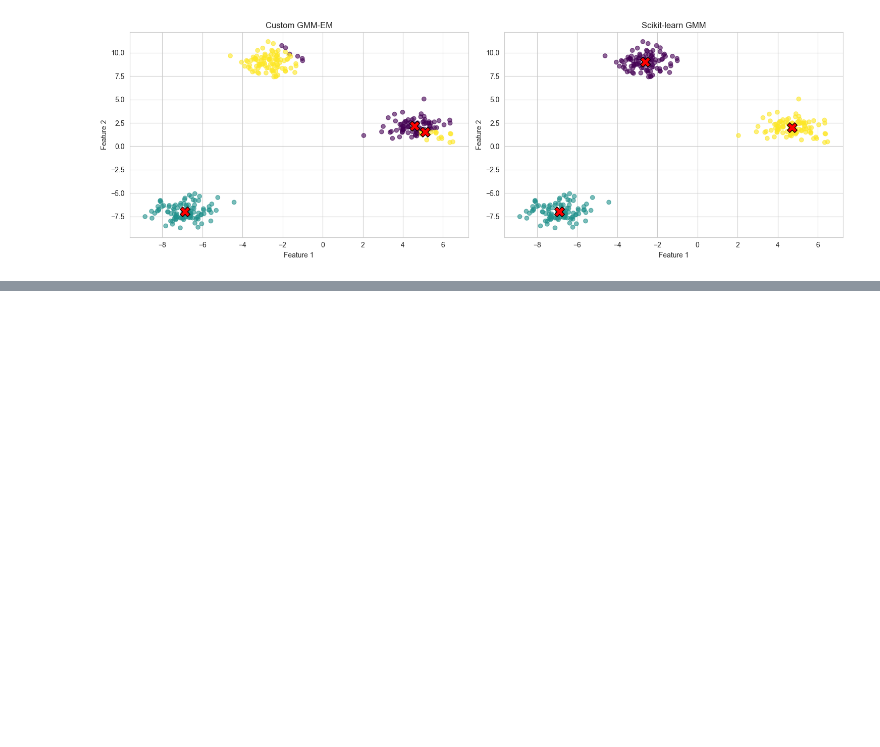
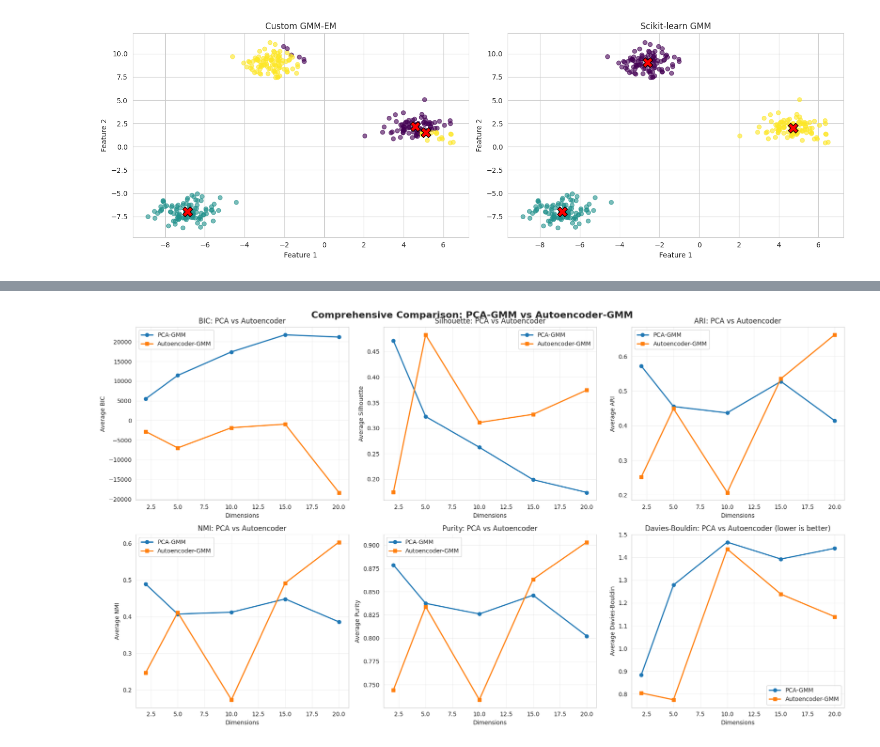
Before and after one commit to oadel1814/Unsupervised-Learning-Algorithms-Implementation-Dimensionality-Reduction-and-Clustering, a Jupyter notebook: GmmAndEm.ipynb, the cells around one changed output, grey strips where cells are left out. Drawn from its saved outputs; the diff is of its cells as text; code cells hidden in the pictures; blank space fills up the shorter version.

```diff
--- a/GmmAndEm.ipynb
+++ b/GmmAndEm.ipynb
@@ -263,0 +1256,80 @@ Optimal number of components (AIC): 3
+# %%
+fig, axes = plt.subplots(2, 3, figsize=(18, 10))
+
+# Plot 1: BIC comparison by dimension (all covariances)
+avg_bic_pca_by_dim = results_df.groupby('pca_components')['bic'].mean()
+avg_bic_ae_by_dim = results_ae_df.groupby('bottleneck_dim')['bic'].mean()
+
+axes[0, 0].plot(avg_bic_pca_by_dim.index, avg_bic_pca_by_dim.values, marker='o', label='PCA-GMM', linewidth=2)
+axes[0, 0].plot(avg_bic_ae_by_dim.index, avg_bic_ae_by_dim.values, marker='s', label='Autoencoder-GMM', linewidth=2)
+axes[0, 0].set_xlabel('Dimensions')
+axes[0, 0].set_ylabel('Average BIC')
+axes[0, 0].set_title('BIC: PCA vs Autoencoder')
+axes[0, 0].legend()
+axes[0, 0].grid(True, alpha=0.3)
+
+# Plot 2: Silhouette comparison
+avg_sil_pca_by_dim = results_df.groupby('pca_components')['silhouette'].mean()
+avg_sil_ae_by_dim = results_ae_df.groupby('bottleneck_dim')['silhouette'].mean()
+
+axes[0, 1].plot(avg_sil_pca_by_dim.index, avg_sil_pca_by_dim.values, marker='o', label='PCA-GMM', linewidth=2)
+axes[0, 1].plot(avg_sil_ae_by_dim.index, avg_sil_ae_by_dim.values, marker='s', label='Autoencoder-GMM', linewidth=2)
+axes[0, 1].set_xlabel('Dimensions')
+axes[0, 1].set_ylabel('Average Silhouette')
+axes[0, 1].set_title('Silhouette: PCA vs Autoencoder')
+axes[0, 1].legend()
+axes[0, 1].grid(True, alpha=0.3)
+
+# Plot 3: ARI comparison
+avg_ari_pca_by_dim = results_df.groupby('pca_components')['ari'].mean()
+avg_ari_ae_by_dim = results_ae_df.groupby('bottleneck_dim')['ari'].mean()
+
+axes[0, 2].plot(avg_ari_pca_by_dim.index, avg_ari_pca_by_dim.values, marker='o', label='PCA-GMM', linewidth=2)
+axes[0, 2].plot(avg_ari_ae_by_dim.index, avg_ari_ae_by_dim.values, marker='s', label='Autoencoder-GMM', linewidth=2)
+axes[0, 2].set_xlabel('Dimensions')
+axes[0, 2].set_ylabel('Average ARI')
+axes[0, 2].set_title('ARI: PCA vs Autoencoder')
+axes[0, 2].legend()
+axes[0, 2].grid(True, alpha=0.3)
+
+# Plot 4: NMI comparison
+avg_nmi_pca_by_dim = results_df.groupby('pca_components')['nmi'].mean()
+avg_nmi_ae_by_dim = results_ae_df.groupby('bottleneck_dim')['nmi'].mean()
+
+axes[1, 0].plot(avg_nmi_pca_by_dim.index, avg_nmi_pca_by_dim.values, marker='o', label='PCA-GMM', linewidth=2)
+axes[1, 0].plot(avg_nmi_ae_by_dim.index, avg_nmi_ae_by_dim.values, marker='s', label='Autoencoder-GMM', linewidth=2)
+axes[1, 0].set_xlabel('Dimensions')
+axes[1, 0].set_ylabel('Average NMI')
+axes[1, 0].set_title('NMI: PCA vs Autoencoder')
+axes[1, 0].legend()
+axes[1, 0].grid(True, alpha=0.3)
+
+# Plot 5: Purity comparison
+avg_pur_pca_by_dim = results_df.groupby('pca_components')['purity'].mean()
+avg_pur_ae_by_dim = results_ae_df.groupby('bottleneck_dim')['purity'].mean()
+
+axes[1, 1].plot(avg_pur_pca_by_dim.index, avg_pur_pca_by_dim.values, marker='o', label='PCA-GMM', linewidth=2)
+axes[1, 1].plot(avg_pur_ae_by_dim.index, avg_pur_ae_by_dim.values, marker='s', label='Autoencoder-GMM', linewidth=2)
+axes[1, 1].set_xlabel('Dimensions')
+axes[1, 1].set_ylabel('Average Purity')
+axes[1, 1].set_title('Purity: PCA vs Autoencoder')
+axes[1, 1].legend()
+axes[1, 1].grid(True, alpha=0.3)
+
+# Plot 6: Davies-Bouldin comparison
+avg_db_pca_by_dim = results_df.groupby('pca_components')['davies_bouldin'].mean()
+avg_db_ae_by_dim = results_ae_df.groupby('bottleneck_dim')['davies_bouldin'].mean()
+
+axes[1, 2].plot(avg_db_pca_by_dim.index, avg_db_pca_by_dim.values, marker='o', label='PCA-GMM', linewidth=2)
+axes[1, 2].plot(avg_db_ae_by_dim.index, avg_db_ae_by_dim.values, marker='s', label='Autoencoder-GMM', linewidth=2)
+axes[1, 2].set_xlabel('Dimensions')
+axes[1, 2].set_ylabel('Average Davies-Bouldin')
+axes[1, 2].set_title('Davies-Bouldin: PCA vs Autoencoder (lower is better)')
+axes[1, 2].legend()
+axes[1, 2].grid(True, alpha=0.3)
+
+plt.tight_layout()
+plt.suptitle('Comprehensive Comparison: PCA-GMM vs Autoencoder-GMM', fontsize=16, fontweight='bold', y=1.00)
+plt.show()
+# %% [output]
+[figure, added]
```
Also changed, not shown: parts of 43 cells of this notebook, 3 other files.
